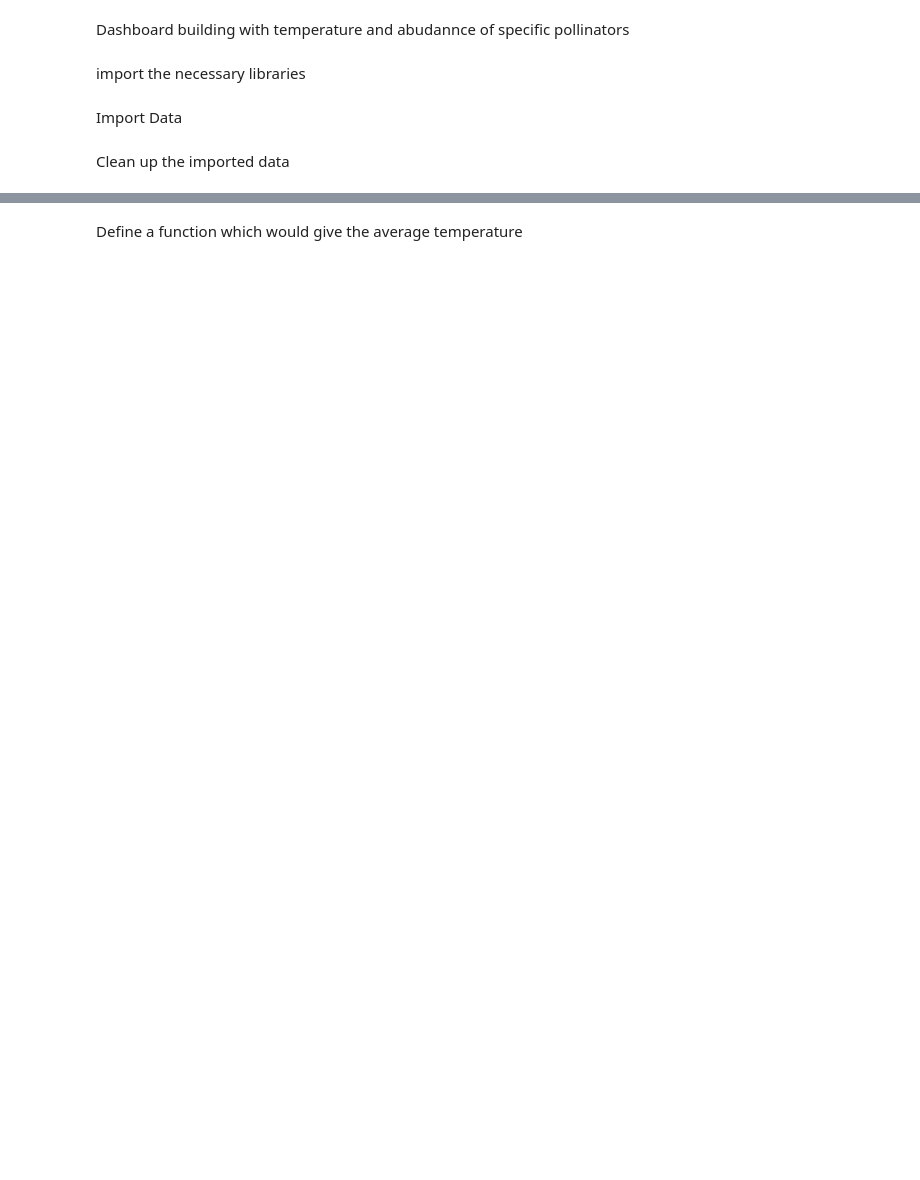
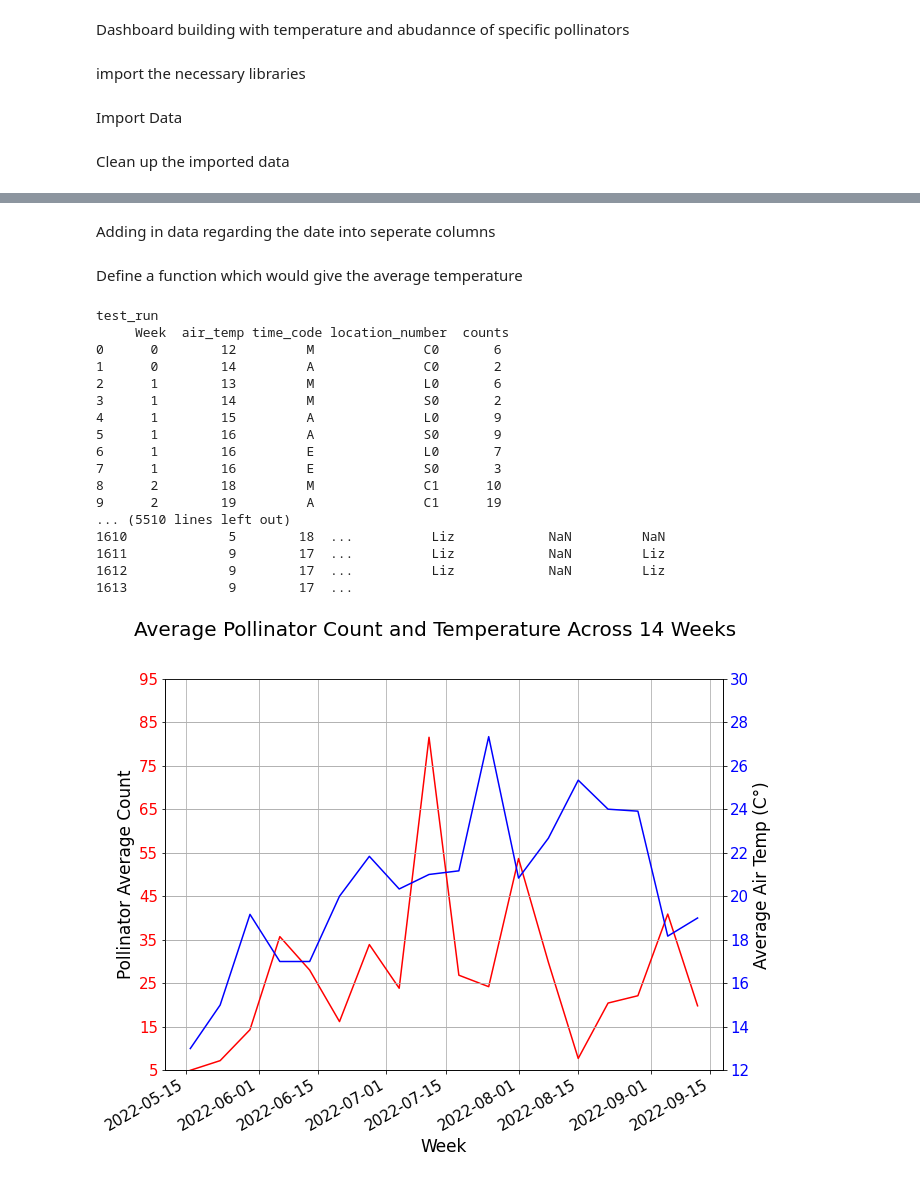
Before and after one commit to lizard777/CPSC_3430_project, a Jupyter notebook: dashboard.ipynb, the cells around one changed output, grey strips where cells are left out. Cells and saved outputs as stored; diff of their text form; code cells hidden in the pictures; blank space fills up the shorter version.

```diff
--- a/dashboard.ipynb
+++ b/dashboard.ipynb
@@ -164,14 +101,17 @@ print((pol_count/len(df))*100)
+# %% [markdown]
+Adding in data regarding the date into seperate columns
+# %%
+df['sample_date'] = pd.to_datetime(df['sample_date'])
+df['month'] = df['sample_date'].dt.month
+df['Week'] = df['sample_date'].dt.week -20
+df['day_of_year'] = df['sample_date'].dt.dayofweek
+
+#Get a column of the start of the week of all datetime objects
+df['datetime_monday_week'] = df['sample_date'].dt.to_period('W').dt.start_time
 # %% [markdown]
 Define a function which would give the average temperature
 # %%
 def line_temp_plot(data_set):
-
-	#print(data_set.columns)
-
-	data_set['month'] = data_set['sample_date'].dt.month
-	data_set['Week'] = data_set['sample_date'].dt.week
-	data_set['day_of_year'] = data_set['sample_date'].dt.dayofweek
-
 
 	#TEST to find missing temperatures in data
 	#Result : found missing time data for C0: E and C10: A --> both have no data for count in pollinator
@@ -201,14 +141,6 @@ def line_temp_plot(data_set):
 	return data_set
 # %%
 def average_per_week(data_set):
-	#get a column of month number of year
-	data_set['month'] = data_set['sample_date'].dt.month
-	#get a column of  the week of year starting at 0
-	data_set['Week'] = data_set['sample_date'].dt.week -20
-	#get a column of  the day of the year
-	data_set['day_of_year'] = data_set['sample_date'].dt.dayofweek
-	#Get a column of the start of the week of all datetime objects
-	data_set['datetime_monday_week'] = data_set['sample_date'].dt.to_period('W').dt.start_time
 
 	#Test Case :1
 	#print("Test Case : 1", "\n",data_set['datetime_monday_week'])
@@ -276,3 +208,24 @@ def average_per_week(data_set):
 	plt.savefig('pollinator_avg_week.png',dpi = 500)
 
 	plt.show()
+# %%
+average_per_week(df)
+# %% [output]
+test_run
+     Week  air_temp time_code location_number  counts
+0      0        12         M              C0       6
+1      0        14         A              C0       2
+2      1        13         M              L0       6
+3      1        14         M              S0       2
+4      1        15         A              L0       9
+5      1        16         A              S0       9
+6      1        16         E              L0       7
+7      1        16         E              S0       3
+8      2        18         M              C1      10
+9      2        19         A              C1      19
+... (5510 lines left out)
+1610             5        18  ...          Liz            NaN         NaN
+1611             9        17  ...          Liz            NaN         Liz
+1612             9        17  ...          Liz            NaN         Liz
+1613             9        17  ...
+[figure, added]
```
Also changed, not shown: parts of 3 cells of this notebook, 1 other file.
